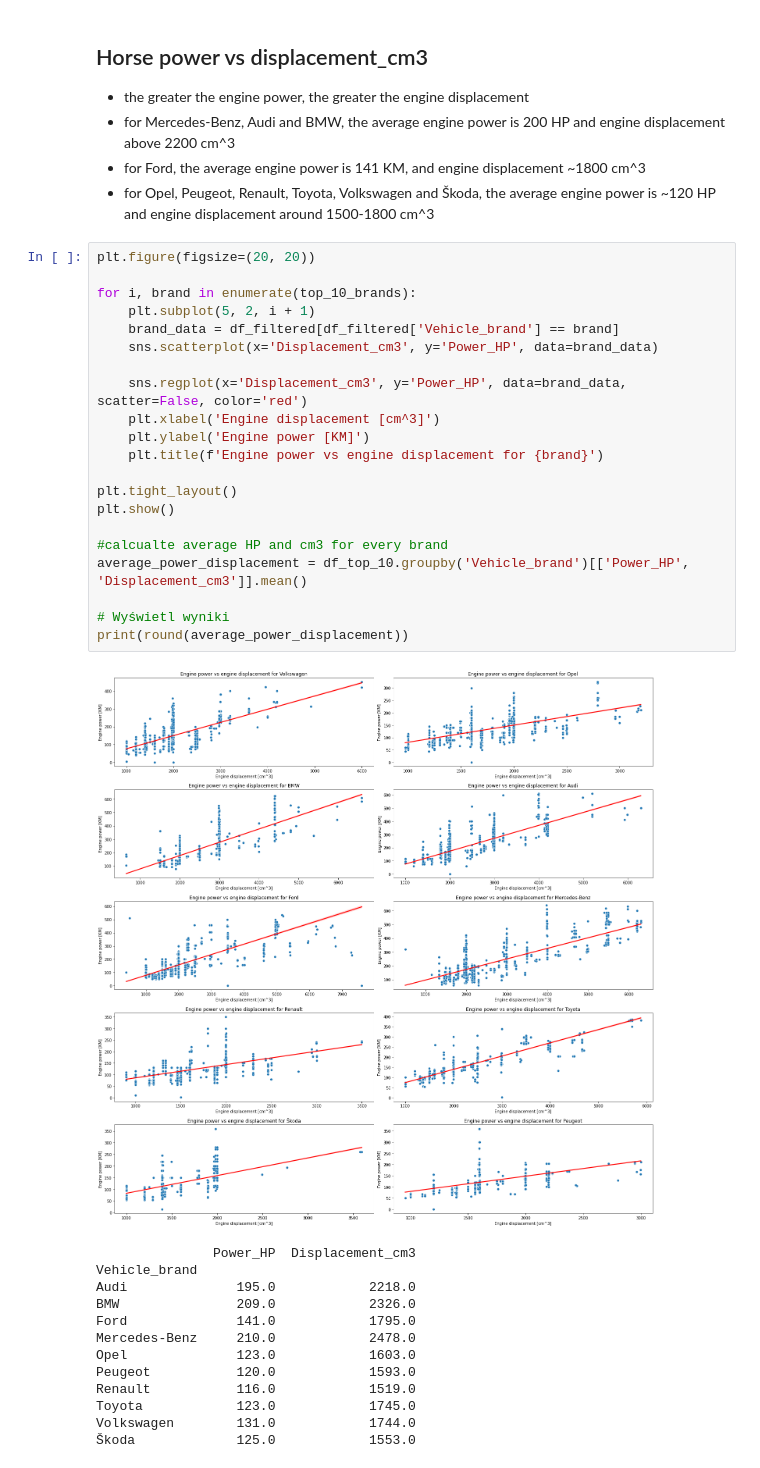
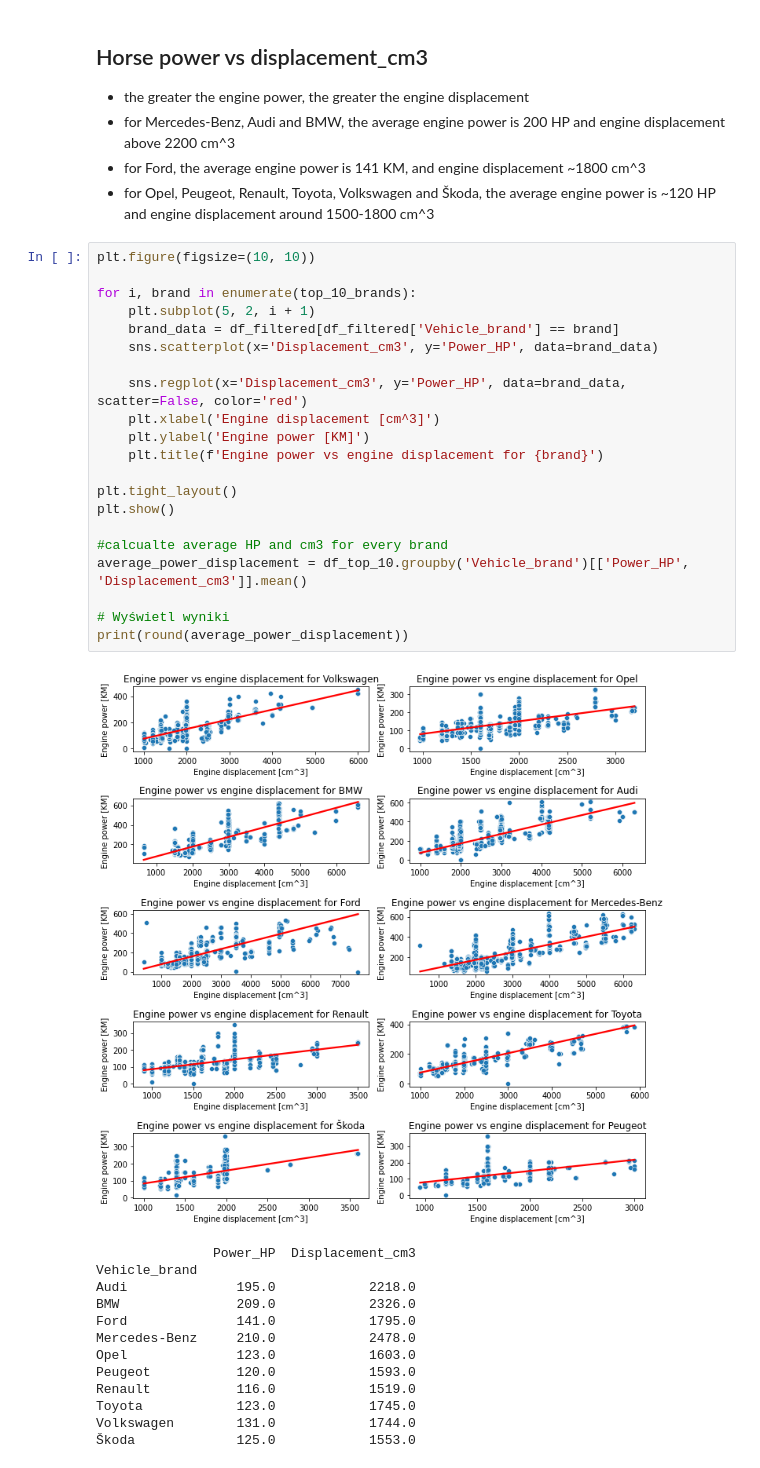
Before and after one commit to lilmarcin/car_prices_analysis, a Jupyter notebook: main.ipynb, the cells around one changed output. Cells and saved outputs as stored; diff of their text form.

```diff
--- a/main.ipynb
+++ b/main.ipynb
@@ -395,28 +393,28 @@ plt.show()
 - for Ford, the average engine power is 141 KM, and engine displacement  ~1800 cm^3
 - for Opel, Peugeot, Renault, Toyota, Volkswagen and Škoda, the average engine power is ~120 HP and engine displacement around 1500-1800 cm^3
 # %%
-plt.figure(figsize=(20, 20))
+plt.figure(figsize=(10, 10))
 
 for i, brand in enumerate(top_10_brands):
     plt.subplot(5, 2, i + 1)
     brand_data = df_filtered[df_filtered['Vehicle_brand'] == brand]
     sns.scatterplot(x='Displacement_cm3', y='Power_HP', data=brand_data)
 
     sns.regplot(x='Displacement_cm3', y='Power_HP', data=brand_data, scatter=False, color='red')
     plt.xlabel('Engine displacement [cm^3]')
     plt.ylabel('Engine power [KM]')
     plt.title(f'Engine power vs engine displacement for {brand}')
 
 plt.tight_layout()
 plt.show()
 
 #calcualte average HP and cm3 for every brand
 average_power_displacement = df_top_10.groupby('Vehicle_brand')[['Power_HP', 'Displacement_cm3']].mean()
 
 # Wyświetl wyniki
 print(round(average_power_displacement))
 # %% [output]
-[figure, old version]
+[figure, new version]
                Power_HP  Displacement_cm3
 Vehicle_brand
 Audi              195.0            2218.0
```
Also changed, not shown: parts of 11 cells of this notebook, 13 other files.
